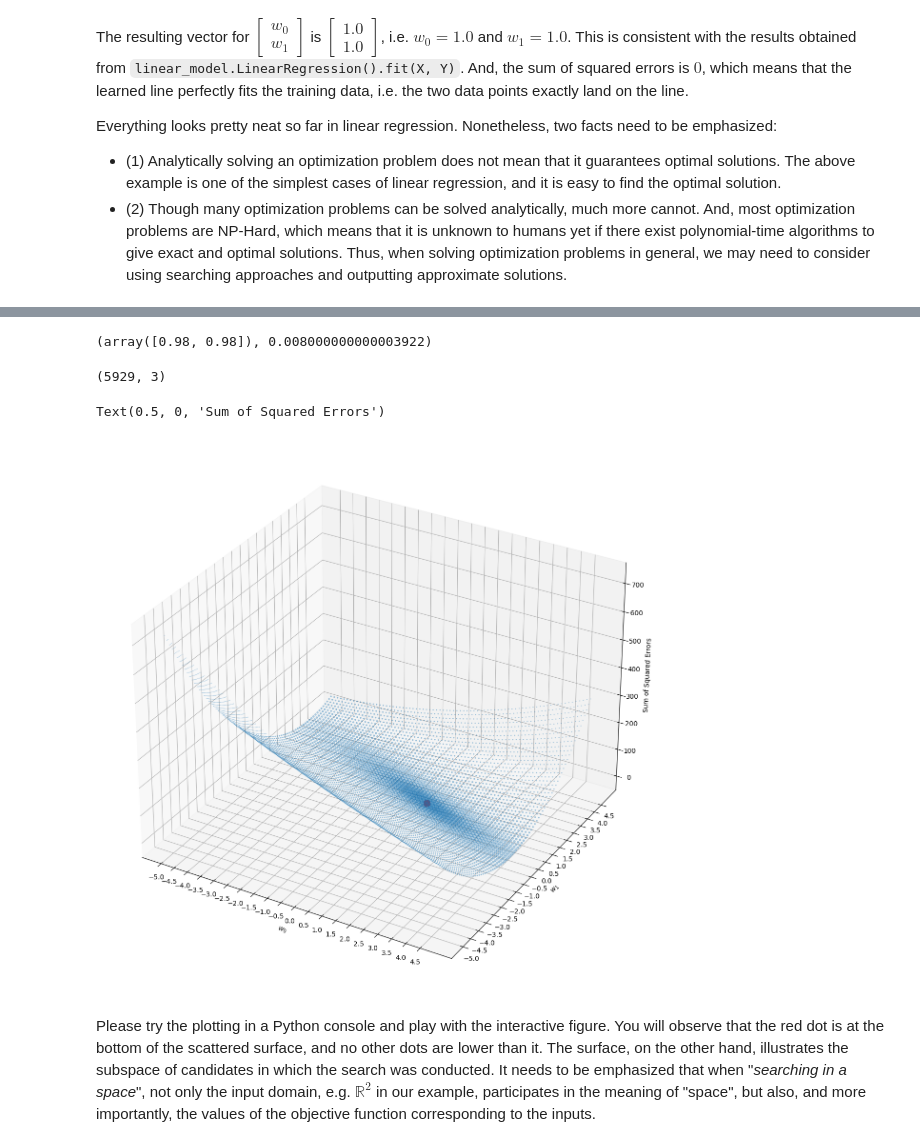
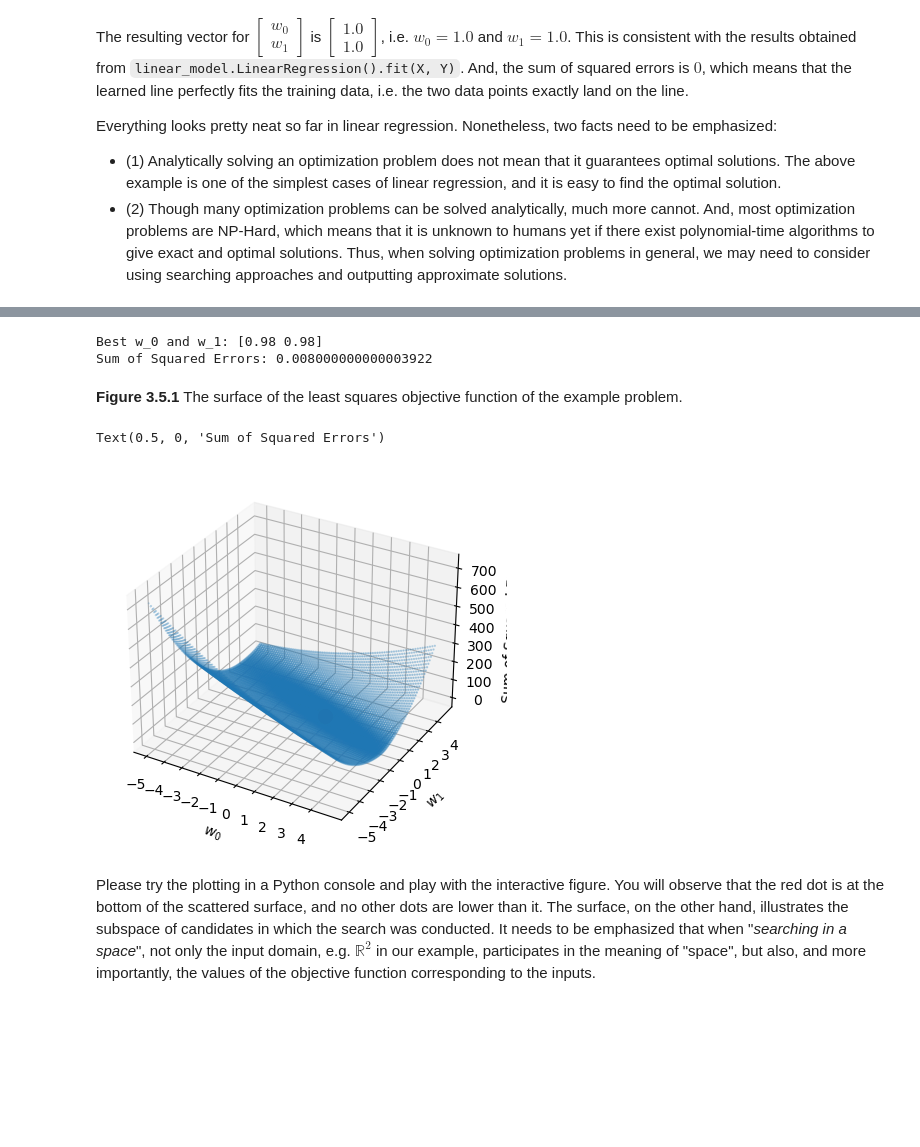
Before and after one commit to LeSaRDe/ml_have_fun, a Jupyter notebook: linear_models.ipynb, the cells around one changed output, grey strips where cells are left out. Cells and saved outputs as stored; diff of their text form; code cells hidden in the pictures; blank space fills up the shorter version.

```diff
--- a/linear_models.ipynb
+++ b/linear_models.ipynb
@@ -300,39 +281,37 @@ for w_0 in search_range:
         elif sum_sqr_err < best_sum_sqr_err:
             best_sum_sqr_err = sum_sqr_err
             best_W = W_cur
+
+print('Best w_0 and w_1:', best_W)
+print('Sum of Squared Errors:', best_sum_sqr_err)
+# %% [output]
+Best w_0 and w_1: [0.98 0.98]
+Sum of Squared Errors: 0.008000000000003922
-# %%
-# Final parameters, and the corresponding sum of squared errors.
-best_W, best_sum_sqr_err
-# %% [output]
-(array([0.98, 0.98]), 0.008000000000003922)
-# %%
-# Check the log for free.
-full_log = np.asarray(full_log)
-full_log.shape
-# %% [output]
-(5929, 3)
-# %%
-# Draw all attempted parameters and the corresponding errors.
-# The larger the dot, the lower the error. And, the red dot is the final output.
-x_data = full_log[:, 0] # w_0
-y_data = full_log[:, 1] # w_1
-z_data = full_log[:, 2] # sum of squared errors
-ax = plt.figure(figsize=(15, 15)).add_subplot(projection='3d')
-ax.scatter3D(x_data, y_data, z_data, s=100/(z_data+1), alpha=0.3)
-ax.scatter3D(best_W[0], best_W[1], best_sum_sqr_err, s=100/(best_sum_sqr_err+1), color='red')
-ax.set_xticks(np.arange(-5, 5, 0.5))
-ax.set_yticks(np.arange(-5, 5, 0.5))
-plt.rcParams.update({
-    "text.usetex": True,
-    "font.family": "sans-serif",
-    "font.size": 8
-})
-ax.set_xlabel(r'$w_0$')
-ax.set_ylabel(r'$w_1$')
-ax.set_zlabel(r'Sum of Squared Errors')
-# %% [output]
-Text(0.5, 0, 'Sum of Squared Errors')
-[figure, removed]
+# %% [markdown]
+<a name="fig:3_5_1"> **Figure 3.5.1** The surface of the least squares objective function of the example problem.
+# %%
+# Draw all attempted parameters and the corresponding errors.
+# The larger the dot, the lower the error. And, the red dot is the final output.
+full_log = np.asarray(full_log)
+x_data = full_log[:, 0] # w_0
+y_data = full_log[:, 1] # w_1
+z_data = full_log[:, 2] # sum of squared errors
+ax = plt.figure().add_subplot(projection='3d')
+ax.scatter3D(x_data, y_data, z_data, s=100/(z_data+1), alpha=0.3)
+ax.scatter3D(best_W[0], best_W[1], best_sum_sqr_err, s=100/(best_sum_sqr_err+1), color='red')
+ax.set_xticks(np.arange(-5, 5, 1))
+ax.set_yticks(np.arange(-5, 5, 1))
+plt.rcParams.update({
+    "text.usetex": True,
+    "font.family": "sans-serif",
+    "font.size": 8
+})
+ax.set_xlabel(r'$w_0$')
+ax.set_ylabel(r'$w_1$')
+ax.set_zlabel(r'Sum of Squared Errors')
+# %% [output]
+Text(0.5, 0, 'Sum of Squared Errors')
+[figure, added]
 # %% [markdown]
 Please try the plotting in a Python console and play with the interactive figure. You will observe that the red dot is at the bottom of the scattered surface, and no other dots are lower than it. The surface, on the other hand, illustrates the subspace of candidates in which the search was conducted. It needs to be emphasized that when "*searching in a space*", not only the input domain, e.g. $\mathbb{R}^2$ in our example, participates in the meaning of "space", but also, and more importantly, the values of the objective function corresponding to the inputs.
 # %% [markdown]
```
Also changed, not shown: parts of 41 cells of this notebook.
